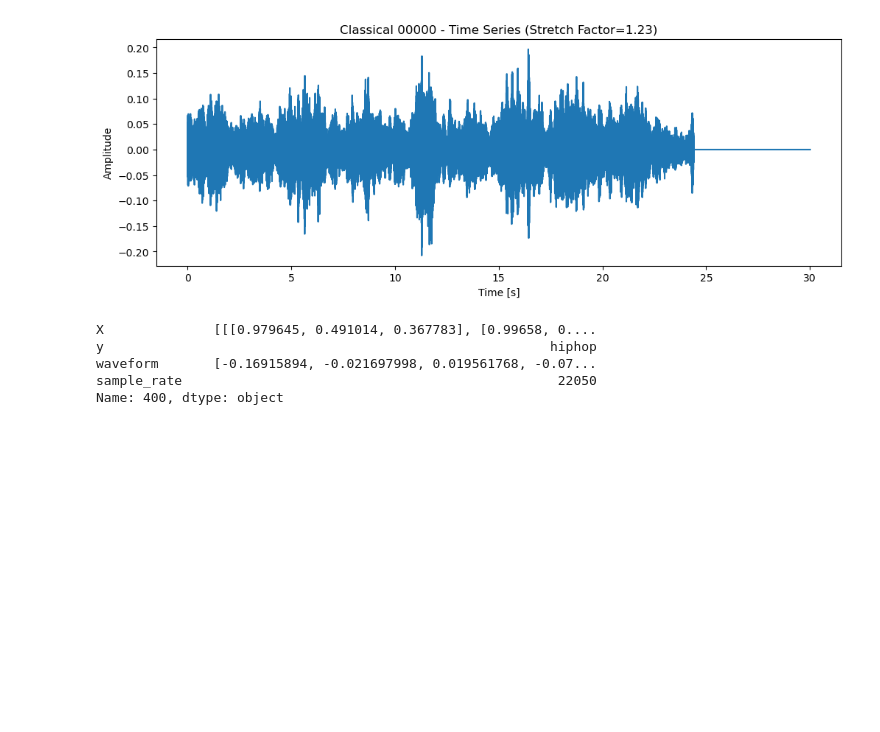
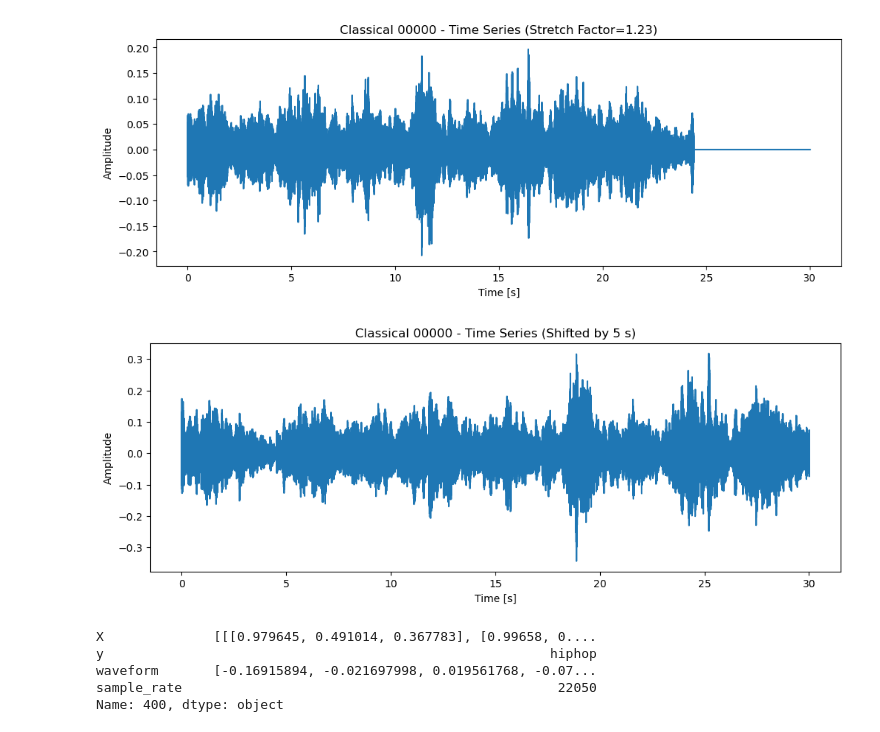
Before and after one commit to Jenniferli6/Music-genre-classification, a Jupyter notebook: 200_code/201_processing/create_spectrogram.ipynb, the cells around one changed output. Cells and saved outputs as stored; diff of their text form; code cells hidden in the pictures; blank space fills up the shorter version.

Commit message:
forgot spec visualizations for stretch and shift

```diff
--- a/200_code/201_processing/create_spectrogram.ipynb
+++ b/200_code/201_processing/create_spectrogram.ipynb
@@ -147,6 +147,30 @@ plt.ylabel("Amplitude")
 plt.show()
 # %% [output]
 [figure]
+# %%
+# TO visualize shifted waveform
+
+
+def time_shift(data, sr, seconds):
+    """Shift audio data by a given number of seconds."""
+    shift = int(sr * seconds)
+    return np.roll(data, shift)
+
+
+shifted = time_shift(waveform, sample_rate, 5)
+
+duration = waveform.shape[0] / sample_rate
+time = np.linspace(0.0, duration, waveform.shape[0])
+
+# Plot the time series:
+plt.figure(figsize=(12, 4))
+plt.plot(time, shifted)
+plt.title("Classical 00000 - Time Series (Shifted by 5 s)")
+plt.xlabel("Time [s]")
+plt.ylabel("Amplitude")
+plt.show()
+# %% [output]
+[figure, added]
 # %%
 df_ts.loc[400, :]
 # %% [output]
```
